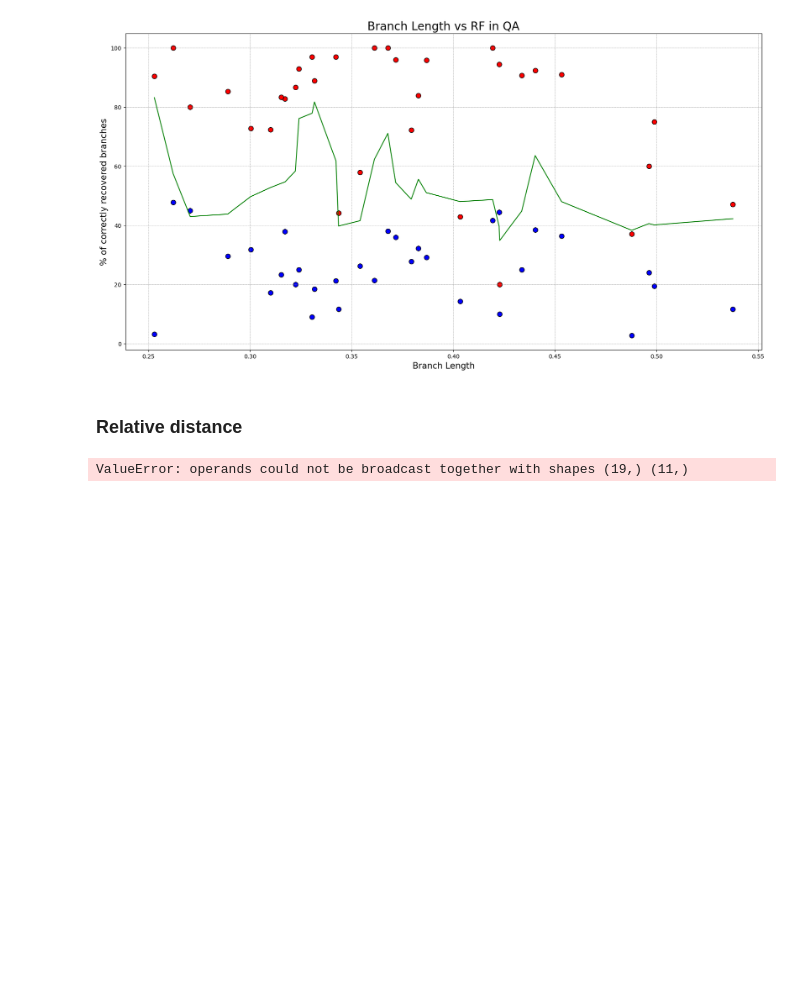
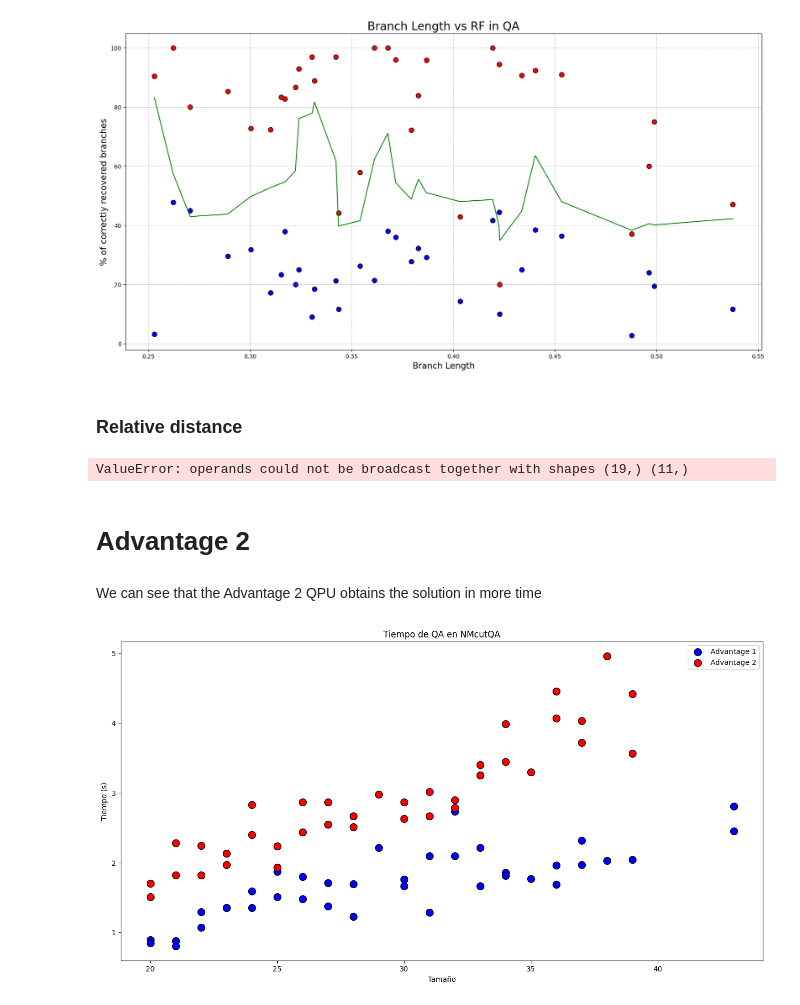
Before and after one commit to Nicofero/PhyloTree_ReConst, a Jupyter notebook: metrics_study.ipynb, the cells around one changed output. Cells and saved outputs as stored; diff of their text form; code cells hidden in the pictures; blank space fills up the shorter version.

Commit message:
Metrics for Advantage 2

```diff
--- a/metrics_study.ipynb
+++ b/metrics_study.ipynb
@@ -889,3 +889,23 @@ print(relative_dist_qa.mean())
 print(relative_dist_qisk.mean())
 # %% [output]
 ValueError: operands could not be broadcast together with shapes (19,) (11,)
+# %% [markdown]
+# Advantage 2
+# %% [markdown]
+We can see that the Advantage 2 QPU obtains the solution in more time
+# %%
+time_a1 = pd.read_csv('metrics/timer.csv')
+time_a1 = time_a1[time_a1['size']<50]
+
+time_a2 = pd.read_csv('metrics/timer_advantage2.csv')
+
+plt.figure(figsize=(16, 8))
+plt.scatter(time_a1['size'], time_a1['time']/1000, color='blue', edgecolor='k',s=100,label="Advantage 1")
+plt.scatter(time_a2['size'], time_a2['time']/1000, color='red', edgecolor='k',s=100,label="Advantage 2")
+plt.xlabel('Tamaño')
+plt.ylabel('Tiempo (s)')
+plt.title('Tiempo de QA en NMcutQA')
+plt.legend()
+plt.show()
+# %% [output]
+[figure, added]
```
Also changed, not shown: parts of 1 cell of this notebook, 3 other files.
